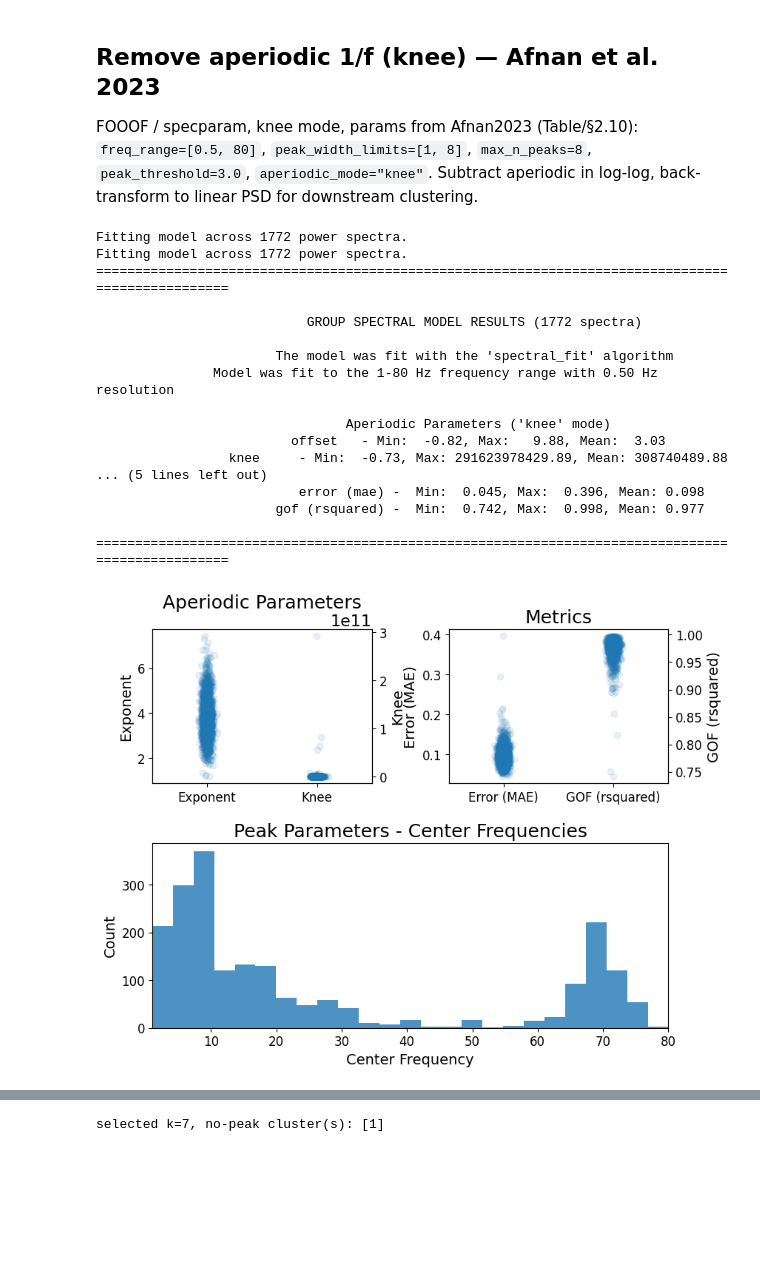
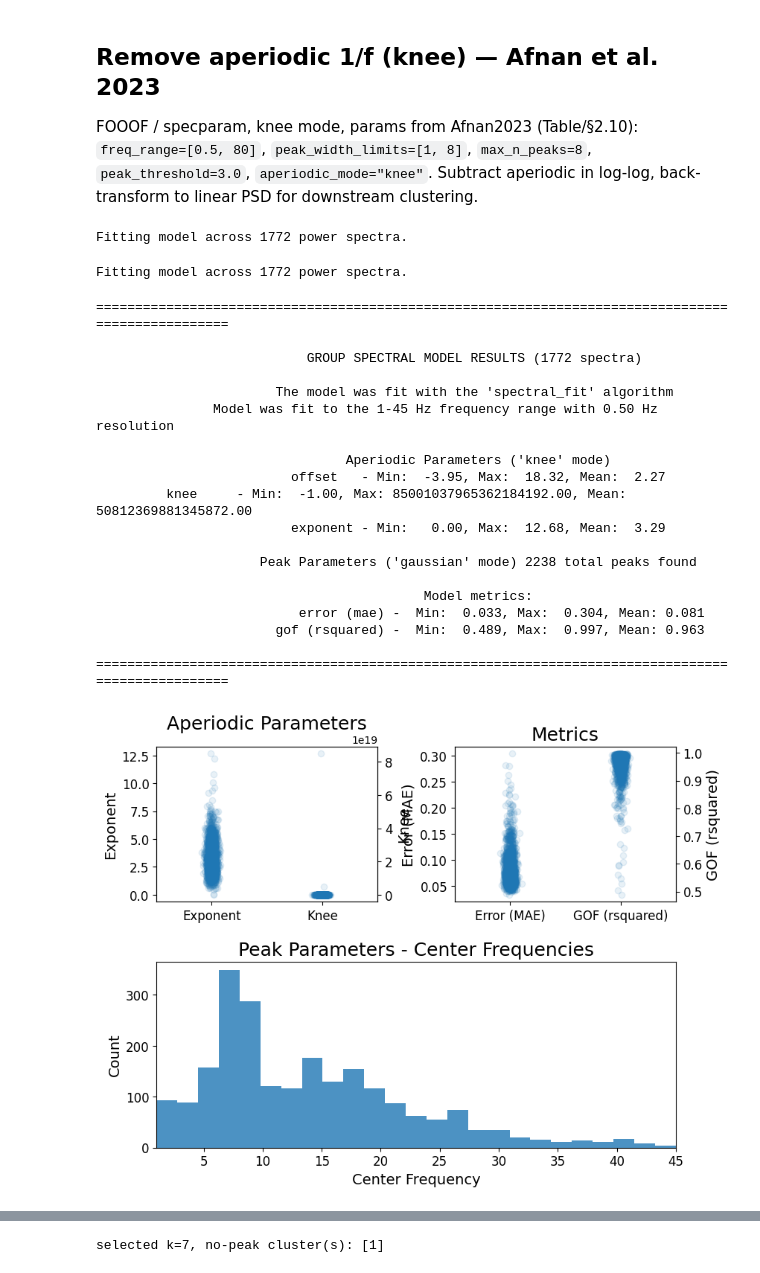
Before and after one commit to danieltomasz/code-spectral-comparison, a Jupyter notebook: analiza/03_cluster_pipeline_1f_removed.ipynb, the cells around one changed output, grey strips where cells are left out. Cells and saved outputs as stored; diff of their text form; code cells hidden in the pictures; blank space fills up the shorter version.

```diff
--- a/analiza/03_cluster_pipeline_1f_removed.ipynb
+++ b/analiza/03_cluster_pipeline_1f_removed.ipynb
@@ -88,37 +88,41 @@ back-transform to linear PSD for downstream clustering.
 freqs = np.asarray(ieeg_raw.f, dtype=float)
 psd_mat = ieeg_raw.psd.iloc[:, : len(freqs)].to_numpy(dtype=float)
 # %%
-FREQ_RANGE = (1.0, 80.0)
+FREQ_RANGE = (1.0, 45.0)
 R2_THRESHOLD = 0.9
 
 
 fg = SpectralGroupModel(
     peak_width_limits=[1, 8],
     max_n_peaks=8,
     peak_threshold=3.0,
     aperiodic_mode="knee",
 )
 fg.fit(freqs, psd_mat, freq_range=list(FREQ_RANGE), n_jobs=1)
 fg.report()
 # %% [output]
 Fitting model across 1772 power spectra.
-Fitting model across 1772 power spectra.
-==================================================================================================
-
-                           GROUP SPECTRAL MODEL RESULTS (1772 spectra)
-
-                       The model was fit with the 'spectral_fit' algorithm
-               Model was fit to the 1-80 Hz frequency range with 0.50 Hz resolution
-
-                                Aperiodic Parameters ('knee' mode)
-                         offset   - Min:  -0.82, Max:   9.88, Mean:  3.03
-                 knee     - Min:  -0.73, Max: 291623978429.89, Mean: 308740489.88
-... (5 lines left out)
-                          error (mae) -  Min:  0.045, Max:  0.396, Mean: 0.098
-                       gof (rsquared) -  Min:  0.742, Max:  0.998, Mean: 0.977
-
-==================================================================================================
+Fitting model across 1772 power spectra.
+==================================================================================================
+
+                           GROUP SPECTRAL MODEL RESULTS (1772 spectra)
+
+                       The model was fit with the 'spectral_fit' algorithm
+               Model was fit to the 1-45 Hz frequency range with 0.50 Hz resolution
+
+                                Aperiodic Parameters ('knee' mode)
+                         offset   - Min:  -3.95, Max:  18.32, Mean:  2.27
+         knee     - Min:  -1.00, Max: 85001037965362184192.00, Mean: 50812369881345872.00
+                         exponent - Min:   0.00, Max:  12.68, Mean:  3.29
+
+                     Peak Parameters ('gaussian' mode) 2238 total peaks found
+
+                                          Model metrics:
+                          error (mae) -  Min:  0.033, Max:  0.304, Mean: 0.081
+                       gof (rsquared) -  Min:  0.489, Max:  0.997, Mean: 0.963
+
+==================================================================================================
-[figure, old version]
+[figure, new version]
 # %%
 df = specparam2pandas(fg)
 df["knee_freq"] = df["knee"] ** (1.0 / df["exponent"])
```
Also changed, not shown: parts of 2 cells of this notebook, 5 other files.
